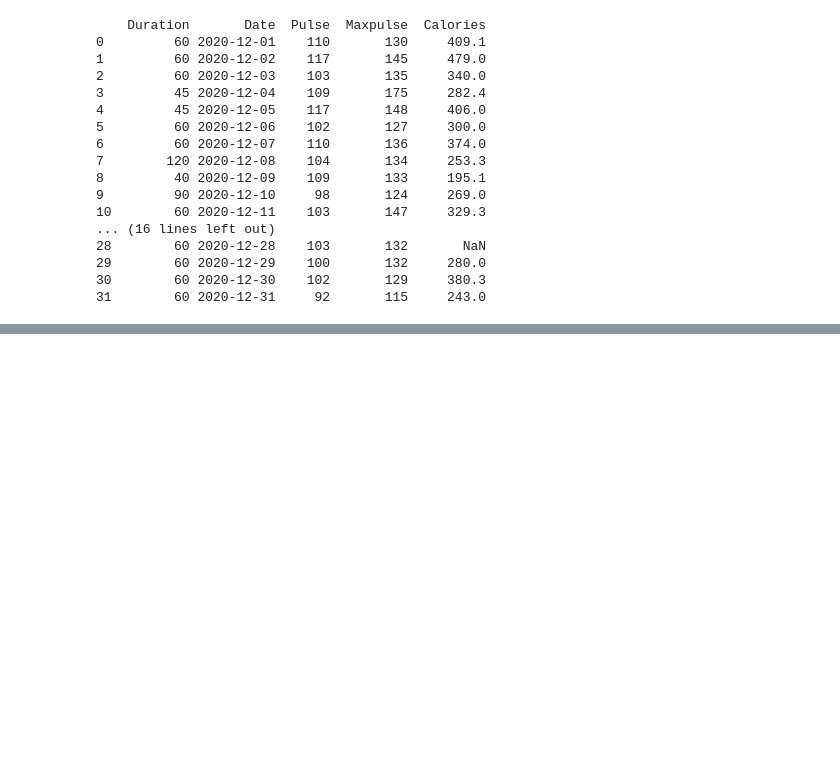
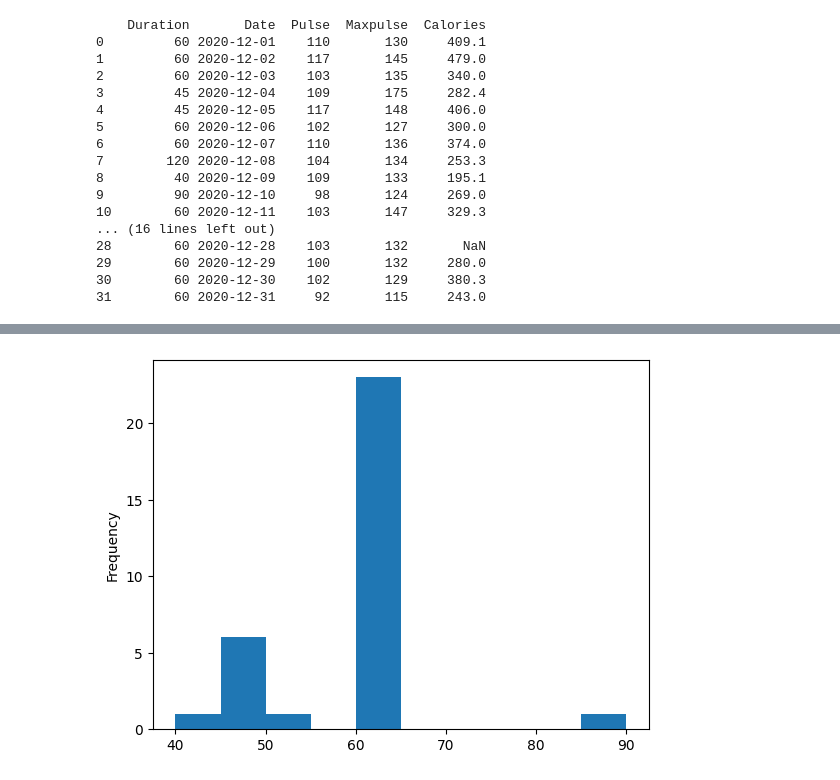
Before and after one commit to Bibek773/AI-ML-Research-Intern-2025, a Jupyter notebook: DataAnalysisAndVisualization/Pandas/pandasbasic.ipynb, the cells around one changed output, grey strips where cells are left out. Cells and saved outputs as stored; diff of their text form; code cells hidden in the pictures; blank space fills up the shorter version.

```diff
--- a/DataAnalysisAndVisualization/Pandas/pandasbasic.ipynb
+++ b/DataAnalysisAndVisualization/Pandas/pandasbasic.ipynb
@@ -246,0 +305,6 @@ print(df)
+# %%
+# histogram
+df['Duration'].plot(kind='hist')
+plt.show()
+# %% [output]
+[figure, added]
```
Also changed, not shown: parts of 4 cells of this notebook.
